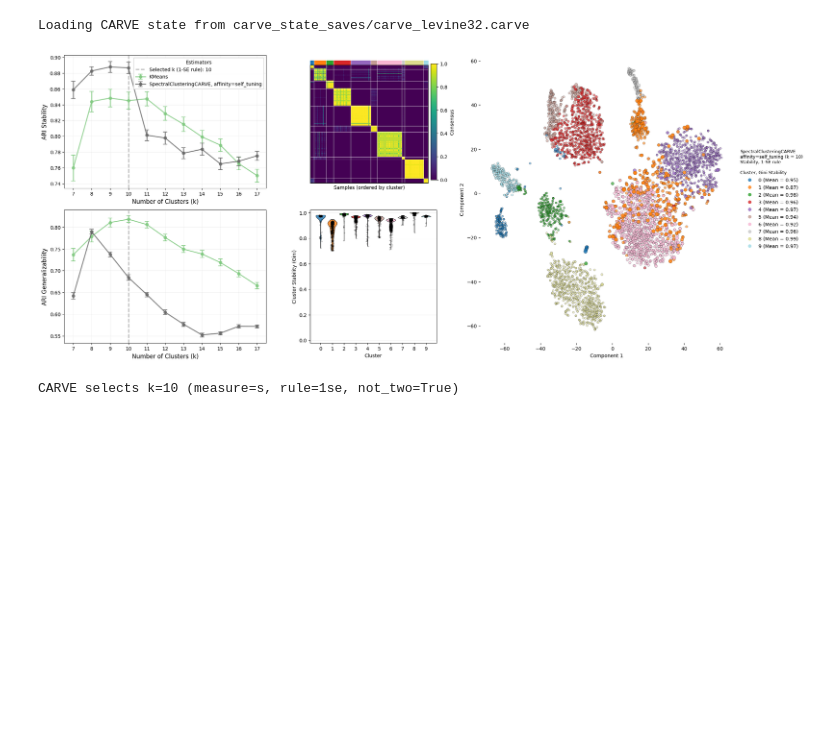
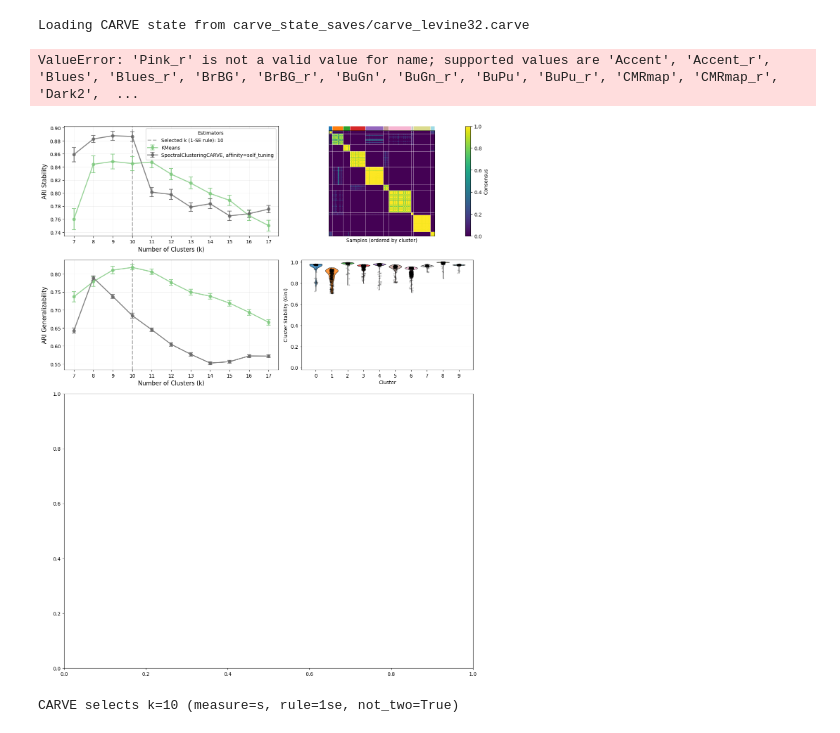
Before and after one commit to DataSlingers/CARVE, a Jupyter notebook: notebooks/case_studies/Levine_32dim.ipynb, the cells around one changed output. Saved outputs shown, nothing was run; the diff lists cells and outputs as text; code cells hidden in the pictures; blank space fills up the shorter version.

```diff
--- a/notebooks/case_studies/Levine_32dim.ipynb
+++ b/notebooks/case_studies/Levine_32dim.ipynb
@@ -303,45 +301,61 @@ Loading CARVE state from carve_state_saves/carve_levine32.carve
 if "tsne_embedding" not in globals():
     tsne_embedding = TSNE(random_state=RANDOM_SEED).fit_transform(X)
 
-fig = plt.figure(figsize=(22, 9), constrained_layout=True)
-gs = fig.add_gridspec(2, 3, width_ratios=[1.6, 1.0, 2.0])
+fig = plt.figure(figsize=(13, 16), constrained_layout=True)
+gs = fig.add_gridspec(3, 2, height_ratios=[1.0, 1.0, 2.5], width_ratios=[1.0, 0.8])
 ax_l1 = fig.add_subplot(gs[0, 0])
 ax_l2 = fig.add_subplot(gs[1, 0])
 ax_m1 = fig.add_subplot(gs[0, 1])
 ax_m2 = fig.add_subplot(gs[1, 1])
-ax_r = fig.add_subplot(gs[:, 2])
+ax_r = fig.add_subplot(gs[2, :])
 
 carve.plot_metric_over_n_clusters(
     measure="stability", rule=RULE, not_two=NOT_TWO, ax=ax_l1
 )
 carve.plot_metric_over_n_clusters(
     measure="generalizability", rule=RULE, not_two=NOT_TWO, ax=ax_l2, legend=False
 )
 
 carve.plot_consensus_matrix(
     measure="stability", rule=RULE, not_two=NOT_TWO, ax=ax_m1, palette=PALETTE_NAME
 )
 carve.plot_cluster_violin(
     measure="stability",
     rule=RULE,
     not_two=NOT_TWO,
     ax=ax_m2,
     annotation=False,
     palette=PALETTE_NAME,
 )
 
-carve.plot_cluster_scatter(
+# carve.plot_cluster_scatter(
+#     measure="stability",
+#     rule=RULE,
+#     not_two=NOT_TWO,
+#     embedding=tsne_embedding,
+#     ax=ax_r,
+#     palette=PALETTE_NAME,
+#     xlabel="t-SNE 1",
+#     ylabel="t-SNE 2",
+#     legend=False
+# )
+
+carve.plot_diagnostic_scatter(
     measure="stability",
     rule=RULE,
     not_two=NOT_TWO,
     embedding=tsne_embedding,
     ax=ax_r,
-    palette=PALETTE_NAME,
+    cmap='Purples_r',
+    xlabel="t-SNE 1",
+    ylabel="t-SNE 2",
+    legend=False
 )
 
 plt.show()
 # %% [output]
+ValueError: 'Pink_r' is not a valid value for name; supported values are 'Accent', 'Accent_r', 'Blues', 'Blues_r', 'BrBG', 'BrBG_r', 'BuGn', 'BuGn_r', 'BuPu', 'BuPu_r', 'CMRmap', 'CMRmap_r', 'Dark2',  ...
-[figure, old version]
+[figure, new version]
 # %%
 print(
     f"CARVE selects k={carve.get_k(measure=MEASURE, rule=RULE, not_two=NOT_TWO)} "
```
Also changed, not shown: parts of 3 cells of this notebook, 47 other files.
